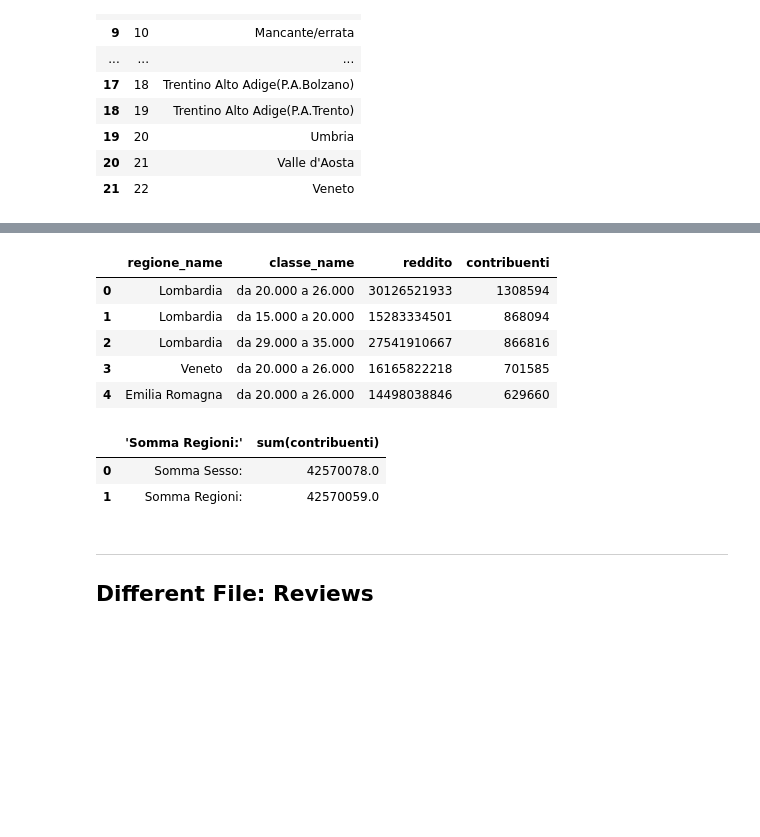
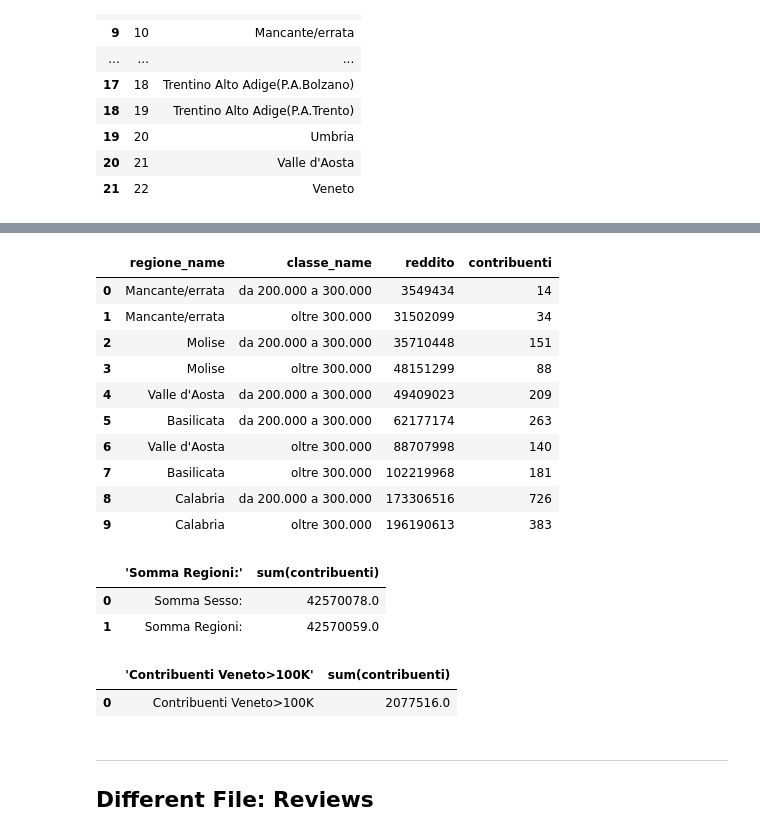
Before and after one commit to UniVR-DH/DBMS-course, a Jupyter notebook: notebooks/lab03-duckdb.ipynb, the cells around one changed output, grey strips where cells are left out. Saved outputs shown, nothing was run; the diff lists cells and outputs as text; code cells hidden in the pictures; blank space fills up the shorter version.

```diff
--- a/notebooks/lab03-duckdb.ipynb
+++ b/notebooks/lab03-duckdb.ipynb
@@ -364,17 +340,24 @@ SELECT * FROM irpef_sex;
 68 rows × 4 columns
 # %%
 %%sql
-SELECT regione_name, classe_name, reddito, contribuenti FROM irpef_reg i
+SELECT regione_name, classe_name, reddito, contribuenti
+FROM irpef_reg i
 JOIN regione_codes rc ON i.regione_id = rc.id
 JOIN classe_codes cc ON i.classe_id = cc.id
-ORDER BY contribuenti DESC LIMIT 5 ;
+WHERE cc.min_value >150000
+ORDER BY reddito ASC LIMIT 10 ;
 # %% [output]
 |  | regione_name | classe_name | reddito | contribuenti |
-| 0 | Lombardia | da 20.000 a 26.000 | 30126521933 | 1308594 |
-| 1 | Lombardia | da 15.000 a 20.000 | 15283334501 | 868094 |
-| 2 | Lombardia | da 29.000 a 35.000 | 27541910667 | 866816 |
-| 3 | Veneto | da 20.000 a 26.000 | 16165822218 | 701585 |
-| 4 | Emilia Romagna | da 20.000 a 26.000 | 14498038846 | 629660 |
+| 0 | Mancante/errata | da 200.000 a 300.000 | 3549434 | 14 |
+| 1 | Mancante/errata | oltre 300.000 | 31502099 | 34 |
+| 2 | Molise | da 200.000 a 300.000 | 35710448 | 151 |
+| 3 | Molise | oltre 300.000 | 48151299 | 88 |
+| 4 | Valle d'Aosta | da 200.000 a 300.000 | 49409023 | 209 |
+| 5 | Basilicata | da 200.000 a 300.000 | 62177174 | 263 |
+| 6 | Valle d'Aosta | oltre 300.000 | 88707998 | 140 |
+| 7 | Basilicata | oltre 300.000 | 102219968 | 181 |
+| 8 | Calabria | da 200.000 a 300.000 | 173306516 | 726 |
+| 9 | Calabria | oltre 300.000 | 196190613 | 383 |
 # %%
 %%sql
 SELECT 'Somma Regioni:', SUM(contribuenti) FROM irpef_reg
@@ -389,6 +372,18 @@ SELECT 'Somma Sesso:', SUM(contribuenti) FROM irpef_sex;
 SELECT 'Somma Regioni:', SUM(contribuenti) FROM irpef_reg WHERE classe_id = 1
 UNION
 SELECT 'Somma Sesso:', SUM(contribuenti) FROM irpef_sex;
+# %%
+%%sql
+SELECT 'Contribuenti Veneto>100K' , SUM(contribuenti)
+FROM irpef_reg
+JOIN regione_codes rc ON irpef_reg.regione_id = rc.id
+JOIN  classe_codes cc ON irpef_reg.classe_id = cc.id
+WHERE
+ rc.regione_name = 'Veneto'
+ AND cc.min_value >= 20000;
+# %% [output]
+|  | 'Contribuenti Veneto>100K' | sum(contribuenti) |
+| 0 | Contribuenti Veneto>100K | 2077516.0 |
 # %% [markdown]
 ----------------
 
```
Also changed, not shown: parts of 4 cells of this notebook.
